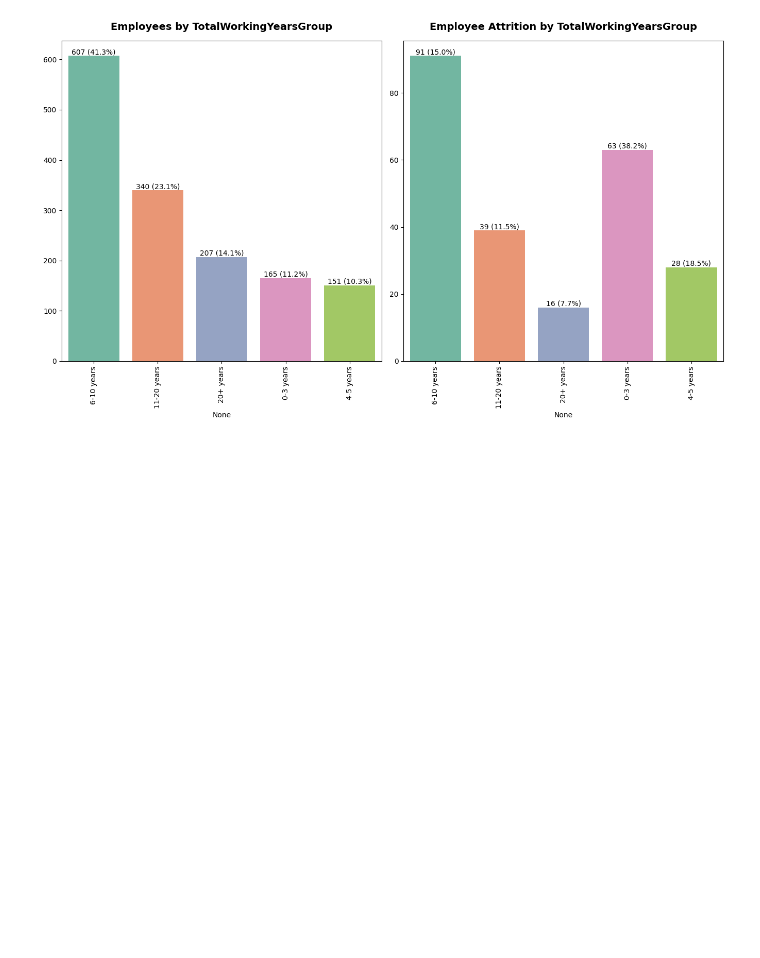
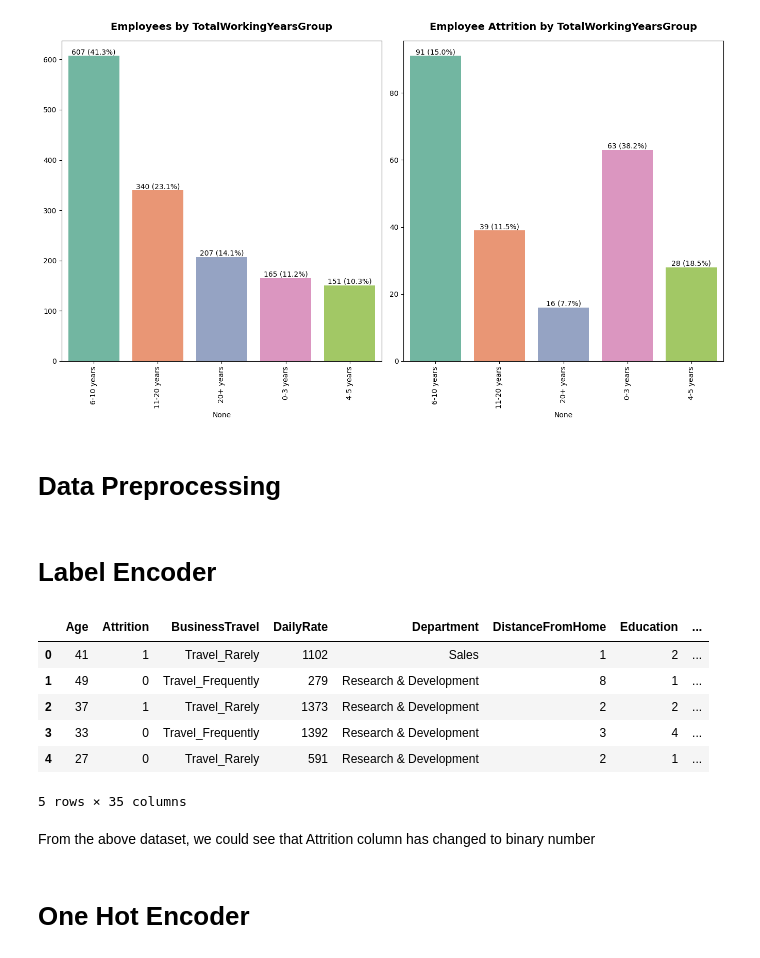
Before and after one commit to DataScience-Project-New-Group-4/Employee-Churn, a Jupyter notebook: Employee_churn.ipynb, the cells around one changed output. Saved outputs shown, nothing was run; the diff lists cells and outputs as text; code cells hidden in the pictures; blank space fills up the shorter version.

```diff
--- a/Employee_churn.ipynb
+++ b/Employee_churn.ipynb
@@ -117,6 +129,6 @@ df[['EmployeeNumber','Education']].head()
 # %%
 #converting non-numerical columns that are in int64 format to object data type
 # Converting "EmployeeNumber" and "Education" columns to object data type
-df['EmployeeNumber'] = df['EmployeeNumber'].astype(str)
-df['Education'] = df['Education'].astype(str)
-df.info()
+#df['EmployeeNumber'] = df['EmployeeNumber'].astype(str)
+#df['Education'] = df['Education'].astype(str)
+#df.info()
@@ -154,4 +156,4 @@ df.describe()
 # %%
 # Converting "Over18" column to boolean type
-df['Over18'] = df['Over18'].astype(bool)
-df.Over18.head()
+#df['Over18'] = df['Over18'].astype(bool)
+#df.Over18.head()
@@ -590,3 +578,7 @@ Passing `palette` without assigning `hue` is deprecated and will be removed in v
 
   sns.barplot(x=value_2.index, y=value_2.values, order=value_1.index, palette='Set2')
 [figure]
+# %% [markdown]
+# **Data Preprocessing**
+# %% [markdown]
+# **Label Encoder**
@@ -592,0 +590,22 @@ Passing `palette` without assigning `hue` is deprecated and will be removed in v
+# %%
+#BUILDING A CLASS OBJECT FOR LABEL ENCODER
+
+encoder = LabelEncoder()
+# %%
+#FITTING IN THE ATTRITION COLUMN
+df.Attrition = encoder.fit_transform(df.Attrition)
+# %%
+#checking if the label encoder has reflected on the attrition column
+df.head()
+# %% [output]
+|  | Age | Attrition | BusinessTravel | DailyRate | Department | DistanceFromHome | Education | ... |
+| 0 | 41 | 1 | Travel_Rarely | 1102 | Sales | 1 | 2 | ... |
+| 1 | 49 | 0 | Travel_Frequently | 279 | Research & Development | 8 | 1 | ... |
+| 2 | 37 | 1 | Travel_Rarely | 1373 | Research & Development | 2 | 2 | ... |
+| 3 | 33 | 0 | Travel_Frequently | 1392 | Research & Development | 3 | 4 | ... |
+| 4 | 27 | 0 | Travel_Rarely | 591 | Research & Development | 2 | 1 | ... |
+5 rows × 35 columns
+# %% [markdown]
+From the above dataset, we could see that Attrition column has changed to binary number
+# %% [markdown]
+# **One Hot Encoder**
```
Also changed, not shown: parts of 65 cells of this notebook.
